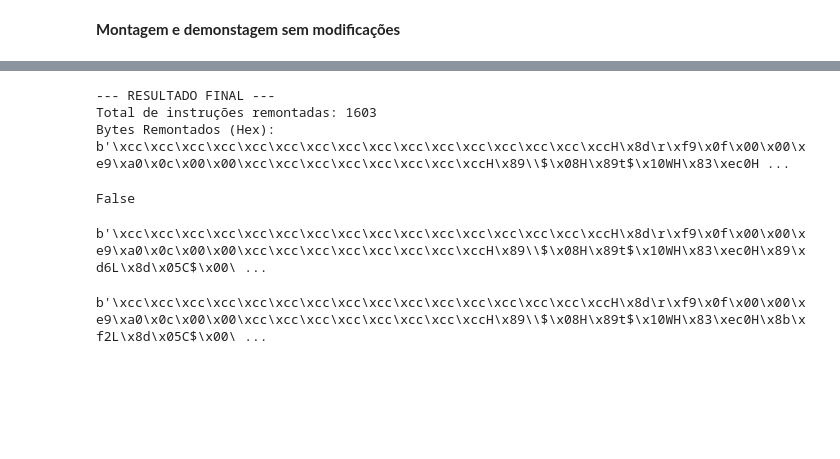
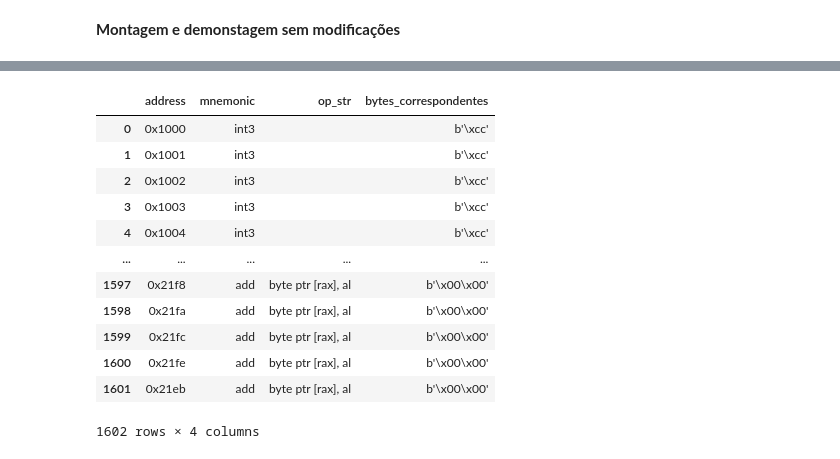
Before and after one commit to kevengoncalves-git/tecnicas_adversarias, a Jupyter notebook: Exploração_Code_Caves.ipynb, the cells around one changed output, grey strips where cells are left out. Drawn from its saved outputs; the diff is of its cells as text; code cells hidden in the pictures; blank space fills up the shorter version.

Commit message:
Ainda com erros no assembly - código organizado

```diff
--- a/Exploração_Code_Caves.ipynb
+++ b/Exploração_Code_Caves.ipynb
@@ -158,0 +267,13 @@ b'\xcc\xcc\xcc\xcc\xcc\xcc\xcc\xcc\xcc\xcc\xcc\xcc\xcc\xcc\xcc\xccH\x8d\r\xf9\x0
+# %%
+assembler = Ks(KS_ARCH_X86, KS_MODE_64)
+assembler.syntax = KS_OPT_SYNTAX_INTEL
+
+try:
+  encoding, count = assembler.asm(assembly_remontado_bytes, base_rva)
+  bytes_remontados = bytes(encoding)
+  print("\n--- RESULTADO FINAL ---")
+  print(f"Total de instruções remontadas: {count}")
+  print(f"Bytes Remontados (Hex): {bytes_remontados}")
+
+except Exception as e:
+    print(f"\n[ERRO] Falha na montagem com Keystone: {e}")
@@ -159,6 +296,4 @@ b'\xcc\xcc\xcc\xcc\xcc\xcc\xcc\xcc\xcc\xcc\xcc\xcc\xcc\xcc\xcc\xccH\x8d\r\xf9\x0
 # %%
-for instr in disassembler.disasm(raw_code, offset):
-  assembly_code += f"{instr.mnemonic} {instr.op_str}\n"
-
-print(assembly_code)
+for instr in disassembler.disasm(bytes_remontados, base_rva):
+  print(f'[{hex(instr.address)}]: {instr.mnemonic} \t {instr.op_str}')
 # %% [output]
@@ -188,28 +317,20 @@ b'int3 ; int3 ; int3 ; int3 ; int3 ; int3 ; int3 ; int3 ; int3 ; int3 ; int3 ; i
-# %%
-assembler = Ks(KS_ARCH_X86, KS_MODE_64)
-
-try:
-  encoding, count = assembler.asm(assembly_remontado_bytes, offset)
-  bytes_remontados = bytes(encoding)
-  print("\n--- RESULTADO FINAL ---")
-  print(f"Total de instruções remontadas: {count}")
-  print(f"Bytes Remontados (Hex): {bytes_remontados}")
-
-except Exception as e:
-    print(f"\n[ERRO] Falha na montagem com Keystone: {e}")
-# %% [output]
---- RESULTADO FINAL ---
-Total de instruções remontadas: 1603
-Bytes Remontados (Hex): b'\xcc\xcc\xcc\xcc\xcc\xcc\xcc\xcc\xcc\xcc\xcc\xcc\xcc\xcc\xcc\xccH\x8d\r\xf9\x0f\x00\x00\xe9\xa0\x0c\x00\x00\xcc\xcc\xcc\xcc\xcc\xcc\xcc\xccH\x89\\$\x08H\x89t$\x10WH\x83\xec0H ...
-# %%
-bytes_remontados == raw_code
-# %% [output]
-False
-# %%
-bytes_remontados
-# %% [output]
-b'\xcc\xcc\xcc\xcc\xcc\xcc\xcc\xcc\xcc\xcc\xcc\xcc\xcc\xcc\xcc\xccH\x8d\r\xf9\x0f\x00\x00\xe9\xa0\x0c\x00\x00\xcc\xcc\xcc\xcc\xcc\xcc\xcc\xccH\x89\\$\x08H\x89t$\x10WH\x83\xec0H\x89\xd6L\x8d\x05C$\x00\ ...
-# %%
-raw_code
-# %% [output]
-b'\xcc\xcc\xcc\xcc\xcc\xcc\xcc\xcc\xcc\xcc\xcc\xcc\xcc\xcc\xcc\xccH\x8d\r\xf9\x0f\x00\x00\xe9\xa0\x0c\x00\x00\xcc\xcc\xcc\xcc\xcc\xcc\xcc\xccH\x89\\$\x08H\x89t$\x10WH\x83\xec0H\x8b\xf2L\x8d\x05C$\x00\ ...
+# %%
+for instr in disassembler.disasm(bytes_remontados, base_rva):
+  nova_linha = {'address': hex(instr.address), 'mnemonic': instr.mnemonic, 'op_str': instr.op_str, 'bytes_correspondentes': bytes(instr.bytes)}
+  df_assembler = pd.concat([df_disassembler, pd.DataFrame([nova_linha])], ignore_index=True)
+# %%
+df_assembler
+# %% [output]
+|  | address | mnemonic | op_str | bytes_correspondentes |
+| 0 | 0x1000 | int3 |  | b'\xcc' |
+| 1 | 0x1001 | int3 |  | b'\xcc' |
+| 2 | 0x1002 | int3 |  | b'\xcc' |
+| 3 | 0x1003 | int3 |  | b'\xcc' |
+| 4 | 0x1004 | int3 |  | b'\xcc' |
+| ... | ... | ... | ... | ... |
+| 1597 | 0x21f8 | add | byte ptr [rax], al | b'\x00\x00' |
+| 1598 | 0x21fa | add | byte ptr [rax], al | b'\x00\x00' |
+| 1599 | 0x21fc | add | byte ptr [rax], al | b'\x00\x00' |
+| 1600 | 0x21fe | add | byte ptr [rax], al | b'\x00\x00' |
+| 1601 | 0x21eb | add | byte ptr [rax], al | b'\x00\x00' |
+1602 rows × 4 columns
```
Also changed, not shown: parts of 37 cells of this notebook.
